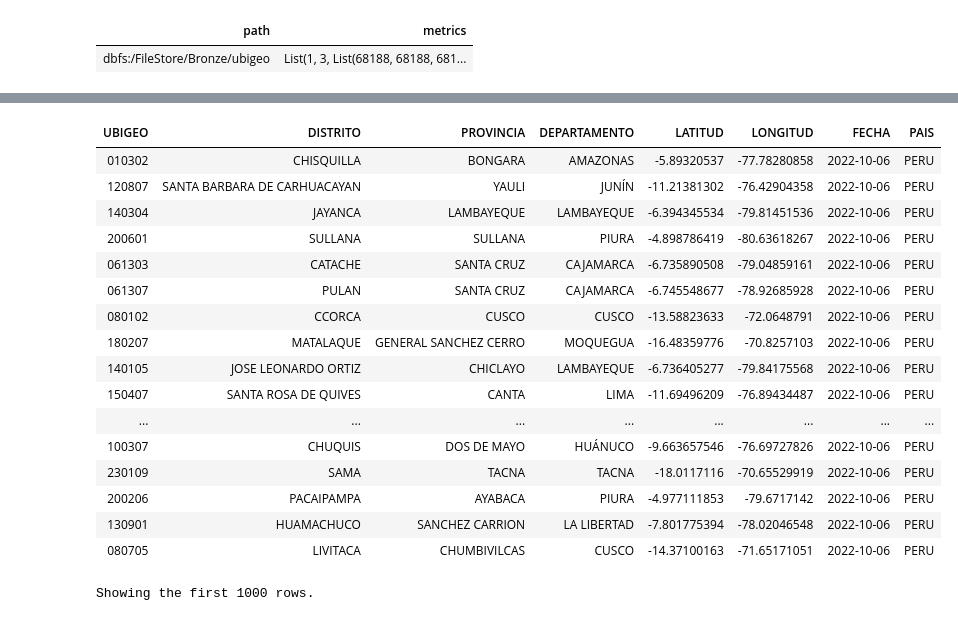
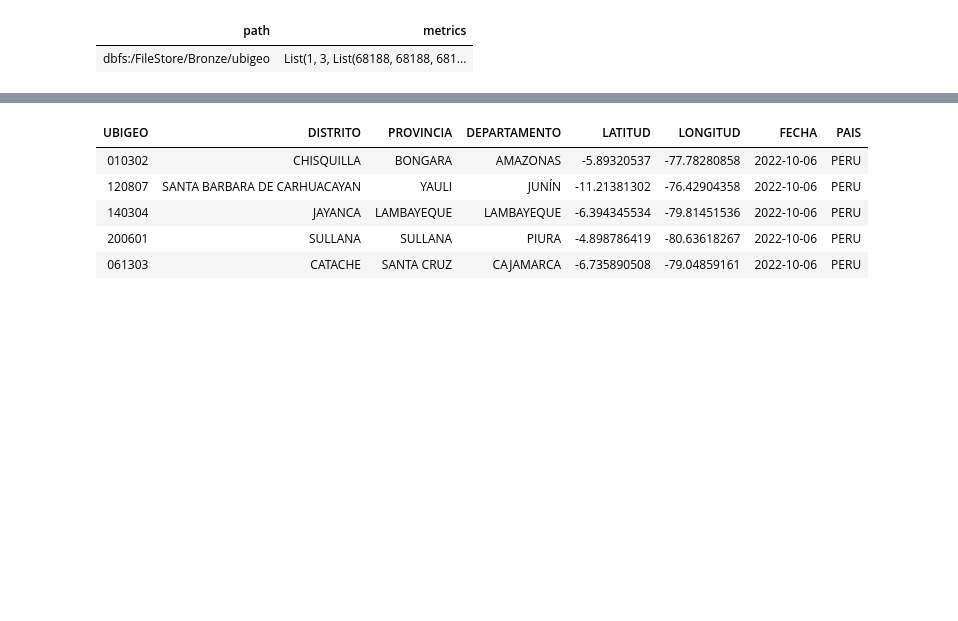
Before and after one commit to walbites/Delta-Lake, a Jupyter notebook: 01 - Empezando con Delta Lake.ipynb, the cells around one changed output, grey strips where cells are left out. Saved outputs shown, nothing was run; the diff lists cells and outputs as text; code cells hidden in the pictures; blank space fills up the shorter version.

```diff
--- a/01 - Empezando con Delta Lake.ipynb
+++ b/01 - Empezando con Delta Lake.ipynb
@@ -502,23 +478,11 @@ DESCRIBE HISTORY t_ubigeo_delta
 | 0 | 2022-09-26T21:27:56.000+0000 | 4454288869856112 | walbites@hotmail.com | WRITE | Map(mode -> Overwrite, partitionB... | null | List(954572819838097) | 0926-211157-bp6725uq | ... |
 # %%
 %sql
-SELECT * FROM t_ubigeo_delta
+SELECT * FROM t_ubigeo_delta LIMIT 5
 # %% [output]
 | UBIGEO | DISTRITO | PROVINCIA | DEPARTAMENTO | LATITUD | LONGITUD | FECHA | PAIS |
 | 010302 | CHISQUILLA | BONGARA | AMAZONAS | -5.89320537 | -77.78280858 | 2022-10-06 | PERU |
 | 120807 | SANTA BARBARA DE CARHUACAYAN | YAULI | JUNÍN | -11.21381302 | -76.42904358 | 2022-10-06 | PERU |
 | 140304 | JAYANCA | LAMBAYEQUE | LAMBAYEQUE | -6.394345534 | -79.81451536 | 2022-10-06 | PERU |
 | 200601 | SULLANA | SULLANA | PIURA | -4.898786419 | -80.63618267 | 2022-10-06 | PERU |
 | 061303 | CATACHE | SANTA CRUZ | CAJAMARCA | -6.735890508 | -79.04859161 | 2022-10-06 | PERU |
-| 061307 | PULAN | SANTA CRUZ | CAJAMARCA | -6.745548677 | -78.92685928 | 2022-10-06 | PERU |
-| 080102 | CCORCA | CUSCO | CUSCO | -13.58823633 | -72.0648791 | 2022-10-06 | PERU |
-| 180207 | MATALAQUE | GENERAL SANCHEZ CERRO | MOQUEGUA | -16.48359776 | -70.8257103 | 2022-10-06 | PERU |
-| 140105 | JOSE LEONARDO ORTIZ | CHICLAYO | LAMBAYEQUE | -6.736405277 | -79.84175568 | 2022-10-06 | PERU |
-| 150407 | SANTA ROSA DE QUIVES | CANTA | LIMA | -11.69496209 | -76.89434487 | 2022-10-06 | PERU |
-| ... | ... | ... | ... | ... | ... | ... | ... |
-| 100307 | CHUQUIS | DOS DE MAYO | HUÁNUCO | -9.663657546 | -76.69727826 | 2022-10-06 | PERU |
-| 230109 | SAMA | TACNA | TACNA | -18.0117116 | -70.65529919 | 2022-10-06 | PERU |
-| 200206 | PACAIPAMPA | AYABACA | PIURA | -4.977111853 | -79.6717142 | 2022-10-06 | PERU |
-| 130901 | HUAMACHUCO | SANCHEZ CARRION | LA LIBERTAD | -7.801775394 | -78.02046548 | 2022-10-06 | PERU |
-| 080705 | LIVITACA | CHUMBIVILCAS | CUSCO | -14.37100163 | -71.65171051 | 2022-10-06 | PERU |
-Showing the first 1000 rows.
```
Also changed, not shown: parts of 3 cells of this notebook.
